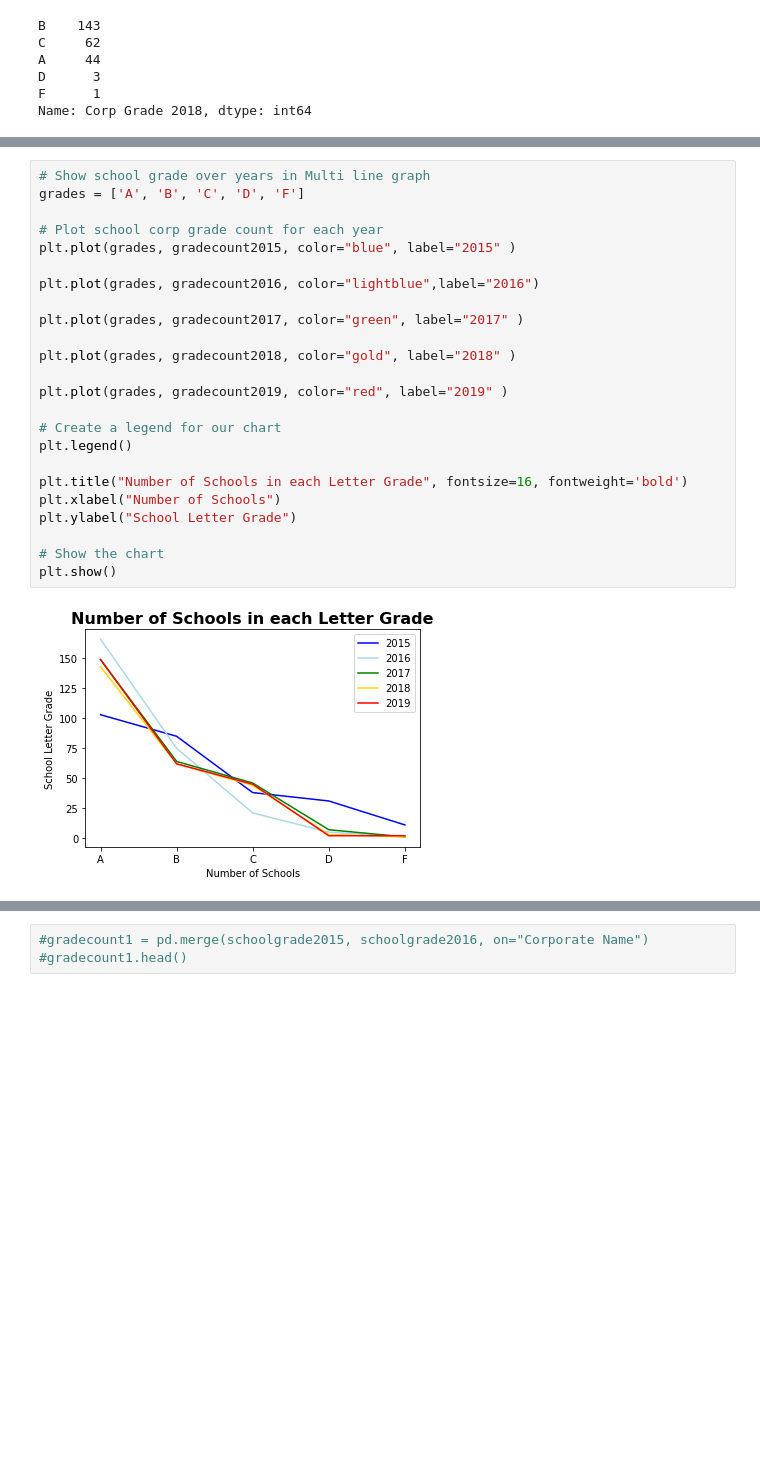
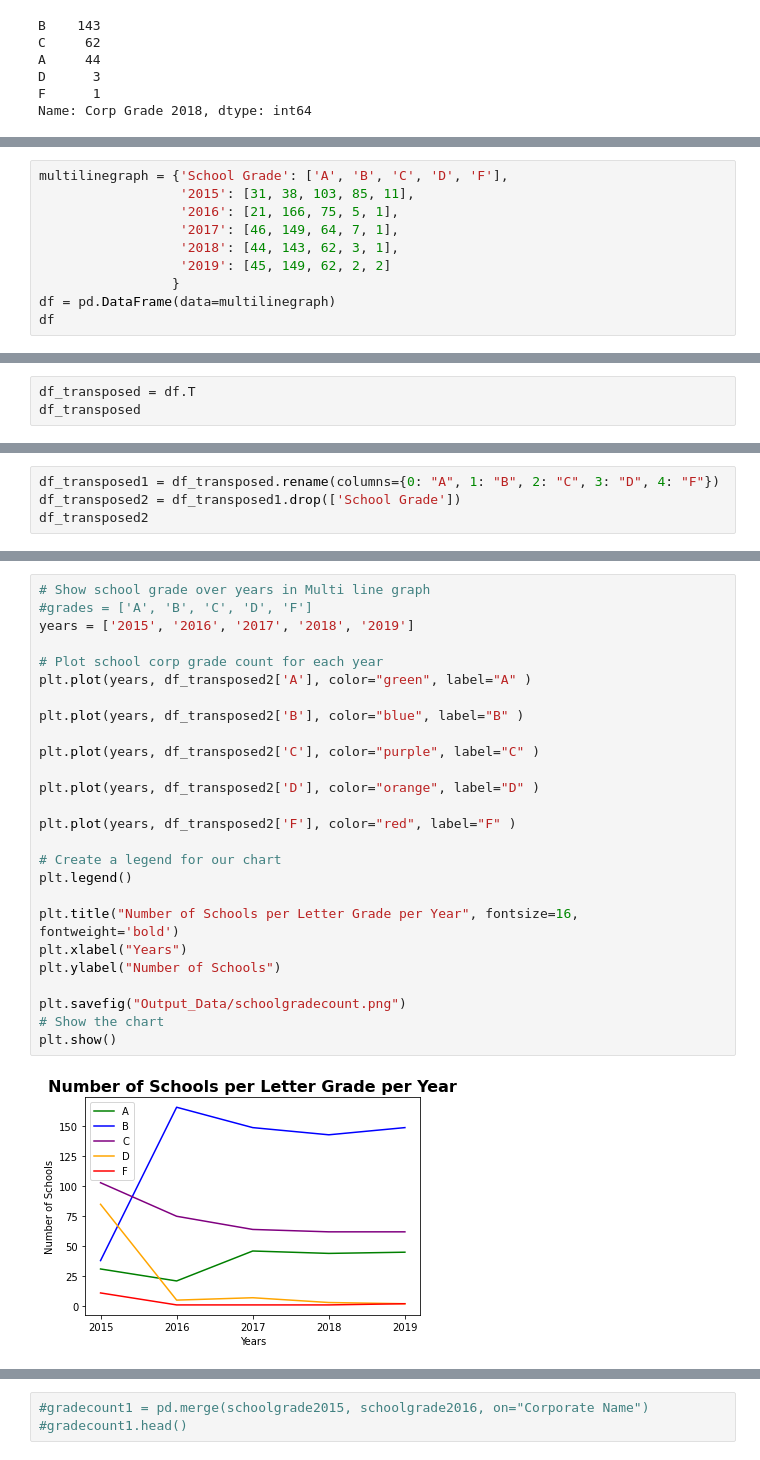
Before and after one commit to averydan/teamEducation, a Jupyter notebook: School Grade vs Grad Rate.ipynb, the cells around one changed output, grey strips where cells are left out. Drawn from its saved outputs; the diff is of its cells as text; blank space fills up the shorter version.

Commit message:
Updated School Grade vs Grad Rate file.

```diff
--- a/School Grade vs Grad Rate.ipynb
+++ b/School Grade vs Grad Rate.ipynb
@@ -95 +100,11 @@ D      2
 Name: Corp Grade 2019, dtype: int64
+# %%
+multilinegraph = {'School Grade': ['A', 'B', 'C', 'D', 'F'],
+                  '2015': [31, 38, 103, 85, 11],
+                  '2016': [21, 166, 75, 5, 1],
+                  '2017': [46, 149, 64, 7, 1],
+                  '2018': [44, 143, 62, 3, 1],
+                  '2019': [45, 149, 62, 2, 2]
+                 }
+df = pd.DataFrame(data=multilinegraph)
+df
@@ -95,0 +118,3 @@ Name: Corp Grade 2019, dtype: int64
+# %%
+df_transposed = df.T
+df_transposed
@@ -95,0 +129,4 @@ Name: Corp Grade 2019, dtype: int64
+# %%
+df_transposed1 = df_transposed.rename(columns={0: "A", 1: "B", 2: "C", 3: "D", 4: "F"})
+df_transposed2 = df_transposed1.drop(['School Grade'])
+df_transposed2
@@ -96,29 +140,31 @@ Name: Corp Grade 2019, dtype: int64
 # %%
 # Show school grade over years in Multi line graph
-grades = ['A', 'B', 'C', 'D', 'F']
+#grades = ['A', 'B', 'C', 'D', 'F']
+years = ['2015', '2016', '2017', '2018', '2019']
 
 # Plot school corp grade count for each year
-plt.plot(grades, gradecount2015, color="blue", label="2015" )
+plt.plot(years, df_transposed2['A'], color="green", label="A" )
 
-plt.plot(grades, gradecount2016, color="lightblue",label="2016")
+plt.plot(years, df_transposed2['B'], color="blue", label="B" )
 
-plt.plot(grades, gradecount2017, color="green", label="2017" )
+plt.plot(years, df_transposed2['C'], color="purple", label="C" )
 
-plt.plot(grades, gradecount2018, color="gold", label="2018" )
+plt.plot(years, df_transposed2['D'], color="orange", label="D" )
 
-plt.plot(grades, gradecount2019, color="red", label="2019" )
+plt.plot(years, df_transposed2['F'], color="red", label="F" )
 
 # Create a legend for our chart
 plt.legend()
 
-plt.title("Number of Schools in each Letter Grade", fontsize=16, fontweight='bold')
-plt.xlabel("Number of Schools")
-plt.ylabel("School Letter Grade")
+plt.title("Number of Schools per Letter Grade per Year", fontsize=16, fontweight='bold')
+plt.xlabel("Years")
+plt.ylabel("Number of Schools")
 
+plt.savefig("Output_Data/schoolgradecount.png")
 # Show the chart
 plt.show()
 # %% [output]
-[figure, old version]
+[figure, new version]
 # %%
 # Pie Chart of School Corp Grade Percentages 2015
 
```
Also changed, not shown: parts of 28 cells of this notebook.
